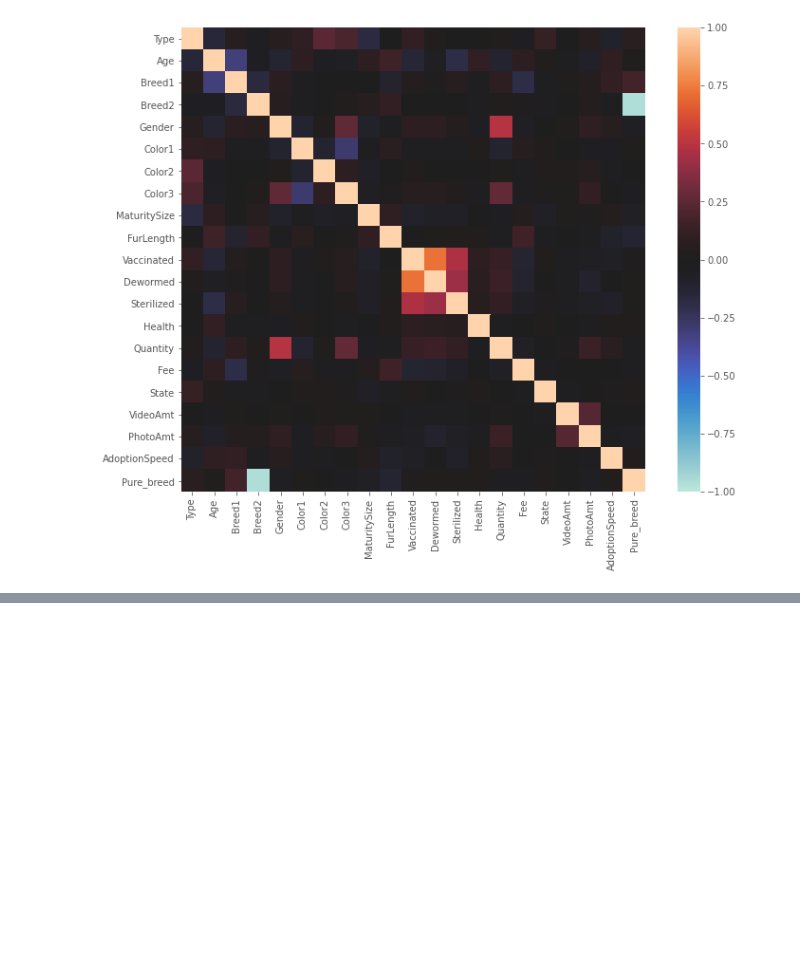
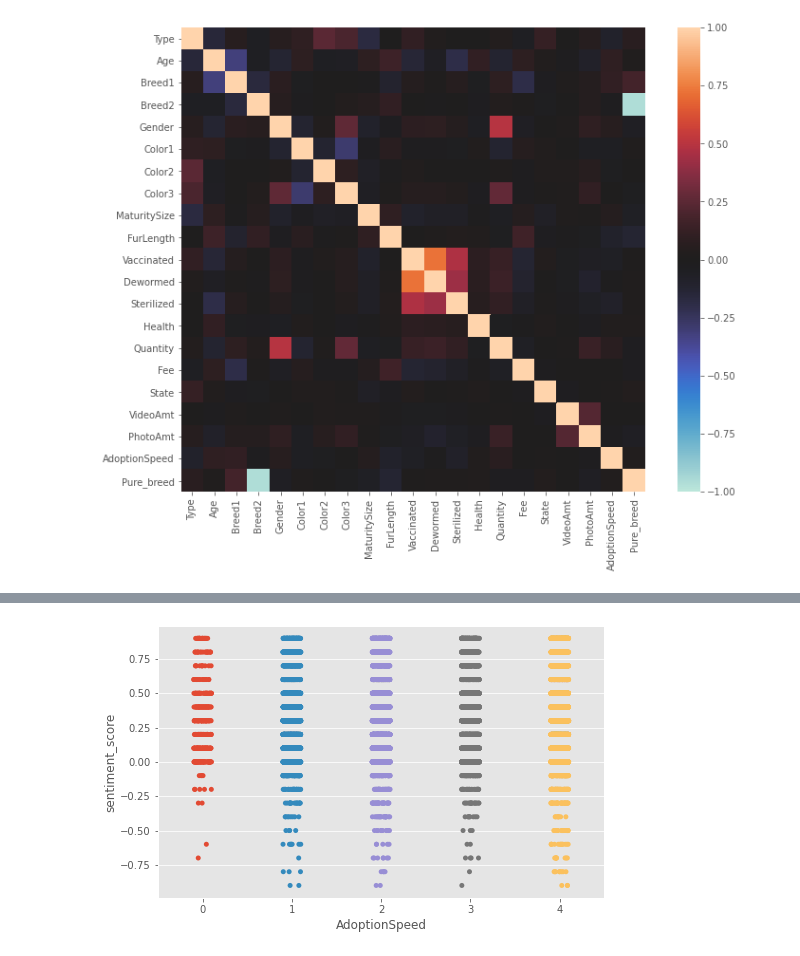
Before and after one commit to olivo/animal-adoption-mids-capstone, a Jupyter notebook: EDA/Initial Draft.ipynb, the cells around one changed output, grey strips where cells are left out. Saved outputs shown, nothing was run; the diff lists cells and outputs as text; code cells hidden in the pictures; blank space fills up the shorter version.

```diff
--- a/EDA/Initial Draft.ipynb
+++ b/EDA/Initial Draft.ipynb
@@ -234,0 +289,31 @@ ax = sns.heatmap(train.corr(), square=True, vmax=1, vmin=-1, center=0)
+# %%
+# Get sentiment data.
+def get_description_sentiment_dataframe():
+
+    ids = []
+    sentiment_magnitudes = []
+    sentiment_scores = []
+
+    path = '../data/petfinder/train_sentiment'
+    fileList = os.listdir(path)
+
+    for filename in fileList:
+        file = open(os.path.join('../data/petfinder/train_sentiment/'+ filename), 'r', encoding="utf8")
+
+        sentiment = json.load(file)
+
+        id = filename.split(".")[0]
+        sentiment_magnitude = float(sentiment['documentSentiment']['magnitude'])
+        sentiment_score = float(sentiment['documentSentiment']['score'])
+
+        ids.append(id)
+        sentiment_magnitudes.append(sentiment_magnitude)
+        sentiment_scores.append(sentiment_score)
+
+    d = {"id": ids, "sentiment_magnitude": sentiment_magnitudes, "sentiment_score": sentiment_scores }
+    df = pd.DataFrame(d)
+
+    return df
+
+sentiment_df = get_description_sentiment_dataframe()
+sentiment_df.head(10)
@@ -234,0 +332,8 @@ ax = sns.heatmap(train.corr(), square=True, vmax=1, vmin=-1, center=0)
+# %%
+all_data_with_sentiment_df = all_data.merge(sentiment_df, left_on='PetID', right_on='id', how='left')
+# %%
+# Sentiment score for different adoption speeds.
+fig, ax = plt.subplots(figsize=(8, 5))
+ax = sns.stripplot(x="AdoptionSpeed", y="sentiment_score", data=all_data_with_sentiment_df, ax=ax)
+# %% [output]
+[figure, added]
```
Also changed, not shown: parts of 6 cells of this notebook.
